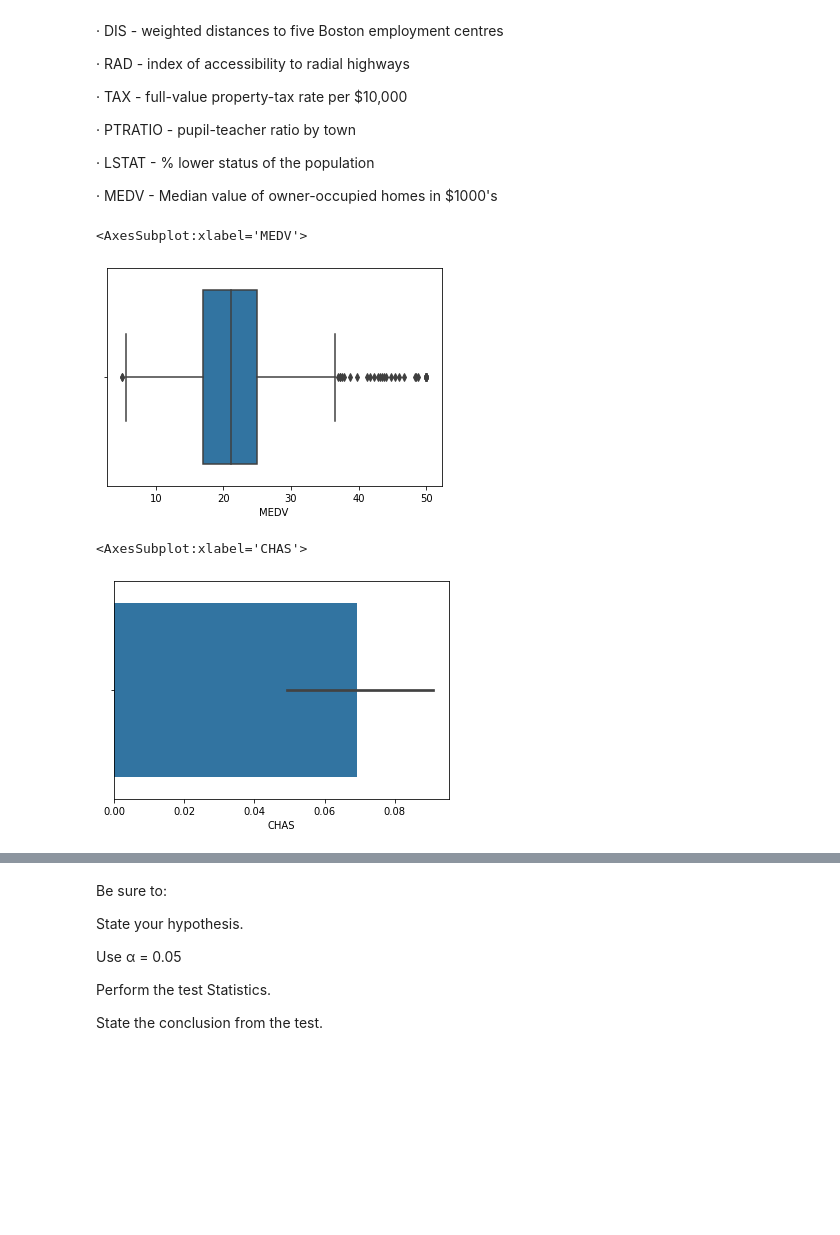
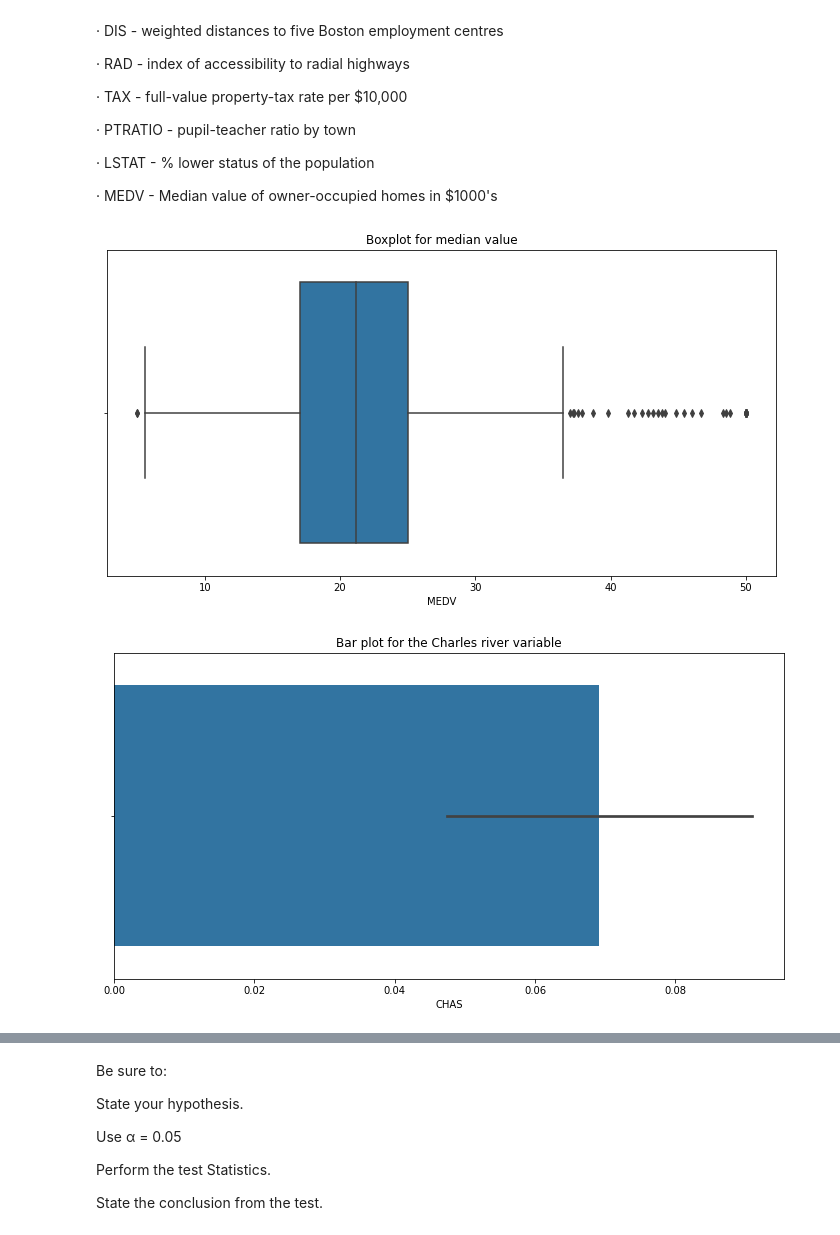
Before and after one commit to pawba/DSIBM, a Jupyter notebook: Peer-Graded-Assignment-jupyterlite-v2.ipynb, the cells around one changed output, grey strips where cells are left out. Cells and saved outputs as stored; diff of their text form; code cells hidden in the pictures; blank space fills up the shorter version.

```diff
--- a/Peer-Graded-Assignment-jupyterlite-v2.ipynb
+++ b/Peer-Graded-Assignment-jupyterlite-v2.ipynb
@@ -47,16 +81,20 @@ The following describes the dataset variables:
 ·      MEDV - Median value of owner-occupied homes in $1000's
 # %%
 #For the "Median value of owner-occupied homes" provide a boxplot
+plt.figure(figsize=(12,6))
 sns.boxplot(boston_df, x='MEDV')
+plt.title("Boxplot for median value")
+plt.show()
 # %% [output]
-<AxesSubplot:xlabel='MEDV'>
-[figure, old version]
+[figure, new version]
 # %%
 #Provide a  bar plot for the Charles river variable
+plt.figure(figsize=(12,6))
 sns.barplot(boston_df, x='CHAS')
+plt.title("Bar plot for the Charles river variable")
+plt.show()
 # %% [output]
-<AxesSubplot:xlabel='CHAS'>
-[figure, old version]
+[figure, new version]
 # %%
 #Provide a boxplot for the MEDV variable vs the AGE variable.
 #(Discretize the age variable into three groups of 35 years and younger, between 35 and 70 years and 70 years and older)
```
Also changed, not shown: parts of 9 cells of this notebook.
